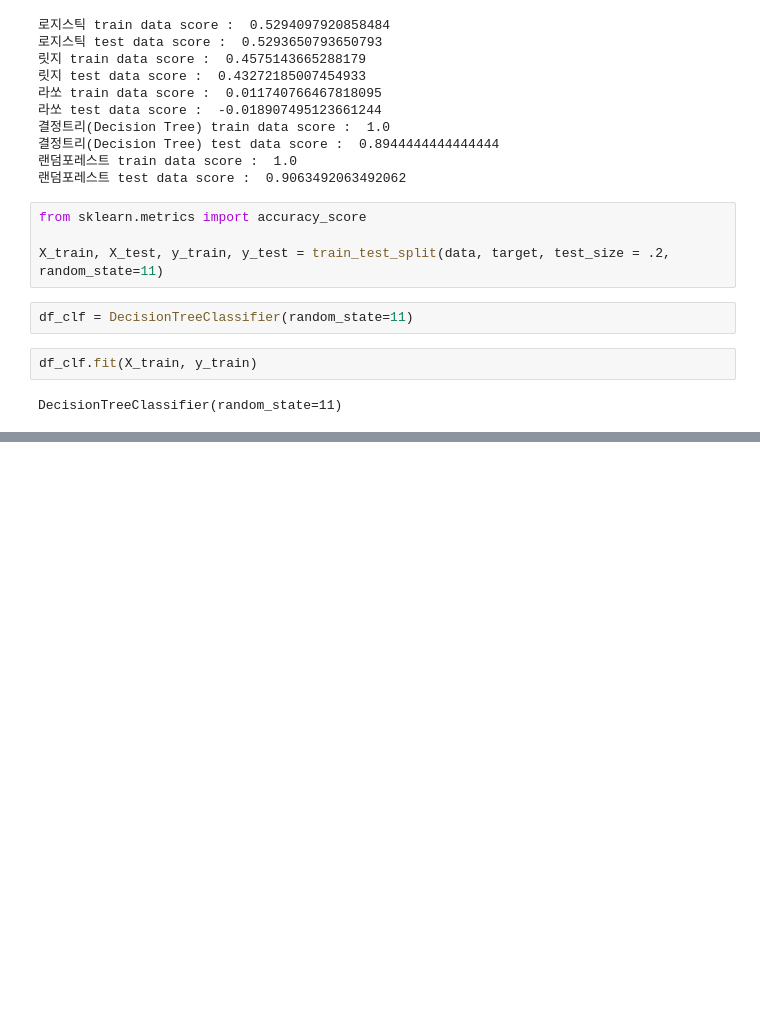
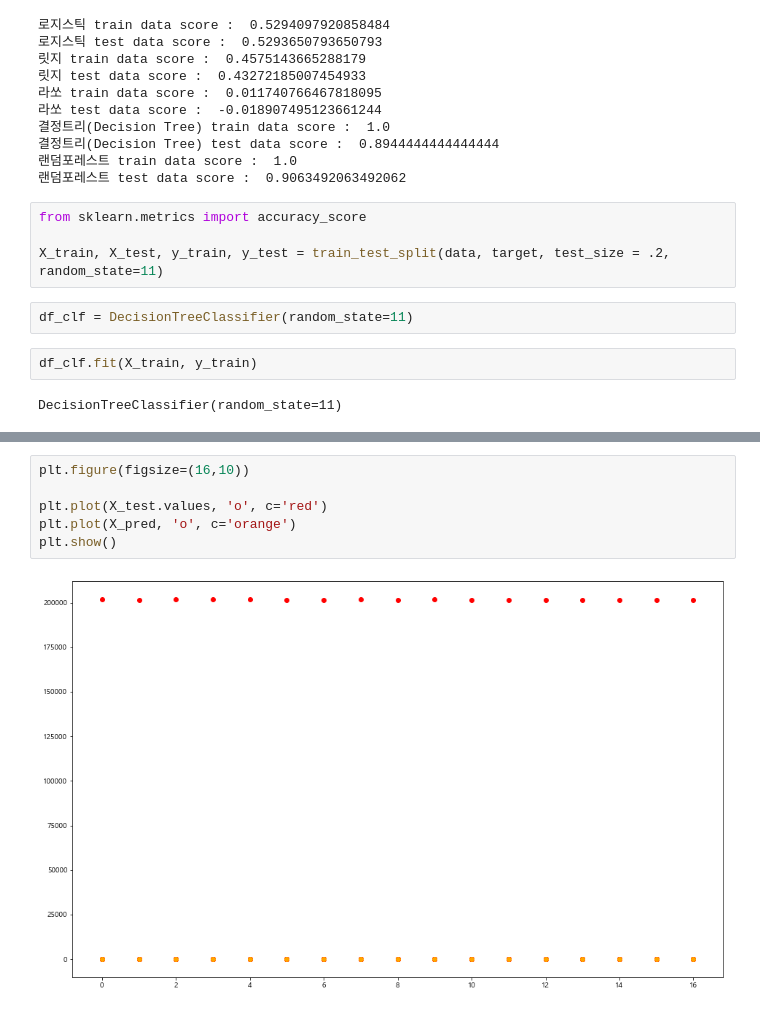
Before and after one commit to jkim0313/project1_dajopay, a Jupyter notebook: decisiontree.ipynb, the cells around one changed output, grey strips where cells are left out. Drawn from its saved outputs; the diff is of its cells as text; blank space fills up the shorter version.

```diff
--- a/decisiontree.ipynb
+++ b/decisiontree.ipynb
@@ -135,0 +140,8 @@ sns.barplot(x=df_clf.feature_importances_, y=data.columns)
+# %%
+plt.figure(figsize=(16,10))
+
+plt.plot(X_test.values, 'o', c='red')
+plt.plot(X_pred, 'o', c='orange')
+plt.show()
+# %% [output]
+[figure, added]
```
Also changed, not shown: parts of 12 cells of this notebook, 1 other file.
